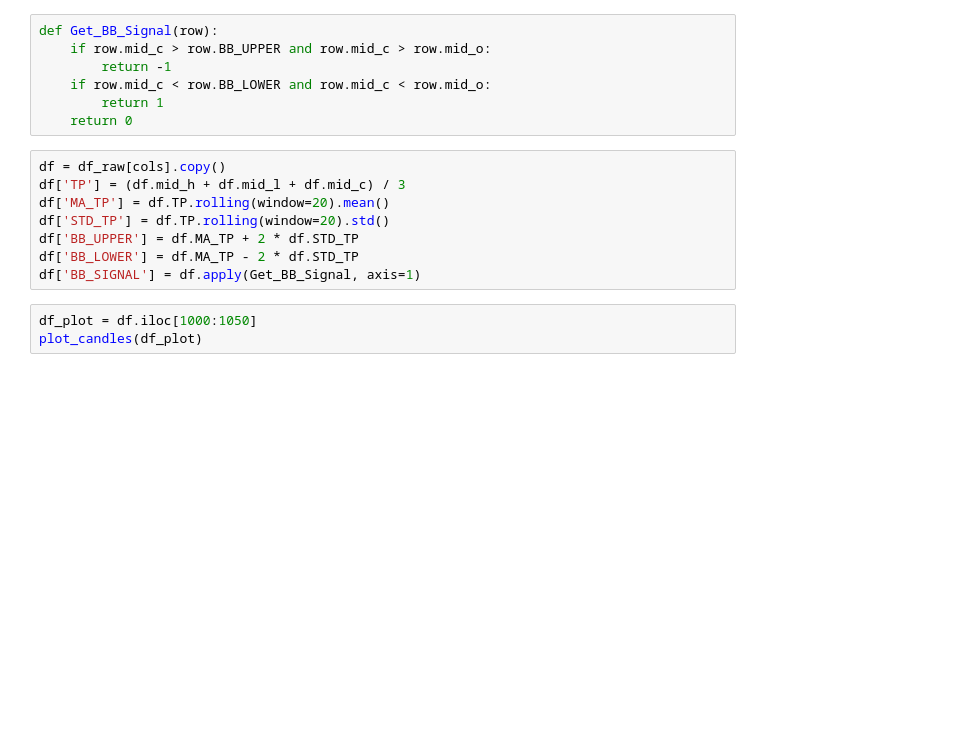
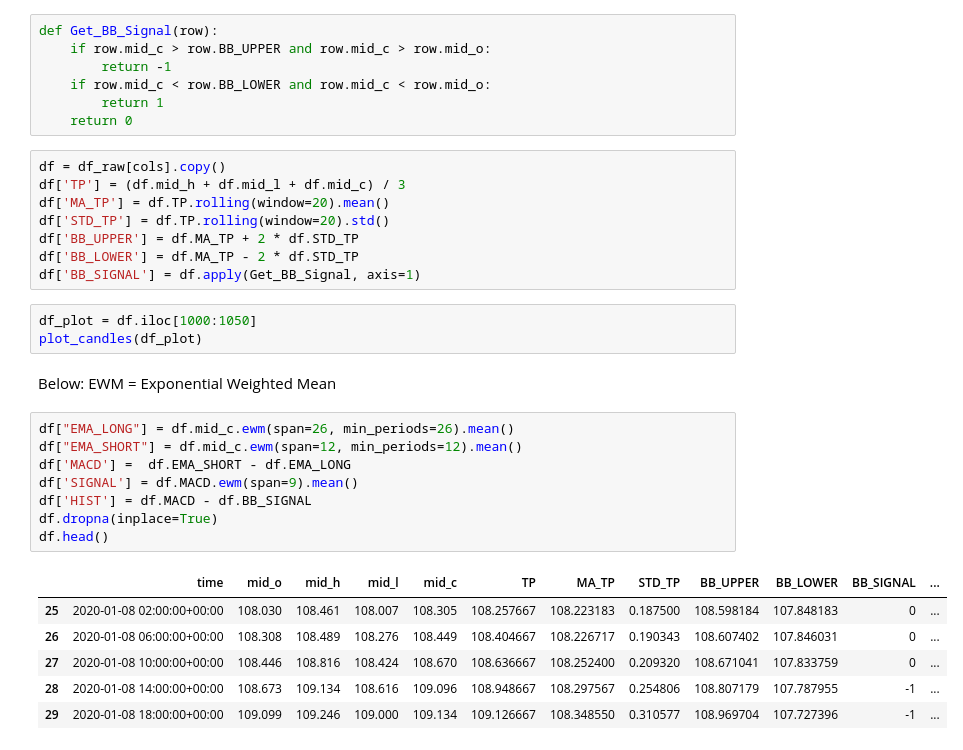
Before and after one commit to jjjjltd/OANDA-Bluefever, a Jupyter notebook: candle_indicators.ipynb, the cells around one changed output. Saved outputs shown, nothing was run; the diff lists cells and outputs as text; blank space fills up the shorter version.

Commit message:
MACD calculated with EWM, and histogram view.

```diff
--- a/candle_indicators.ipynb
+++ b/candle_indicators.ipynb
@@ -79,3 +79,20 @@ df['BB_SIGNAL'] = df.apply(Get_BB_Signal, axis=1)
 # %%
 df_plot = df.iloc[1000:1050]
 plot_candles(df_plot)
+# %% [markdown]
+Below:  EWM = Exponential Weighted Mean
+# %%
+df["EMA_LONG"] = df.mid_c.ewm(span=26, min_periods=26).mean()
+df["EMA_SHORT"] = df.mid_c.ewm(span=12, min_periods=12).mean()
+df['MACD'] =  df.EMA_SHORT - df.EMA_LONG
+df['SIGNAL'] = df.MACD.ewm(span=9).mean()
+df['HIST'] = df.MACD - df.BB_SIGNAL
+df.dropna(inplace=True)
+df.head()
+# %% [output]
+|  | time | mid_o | mid_h | mid_l | mid_c | TP | MA_TP | STD_TP | BB_UPPER | BB_LOWER | BB_SIGNAL | ... |
+| 25 | 2020-01-08 02:00:00+00:00 | 108.030 | 108.461 | 108.007 | 108.305 | 108.257667 | 108.223183 | 0.187500 | 108.598184 | 107.848183 | 0 | ... |
+| 26 | 2020-01-08 06:00:00+00:00 | 108.308 | 108.489 | 108.276 | 108.449 | 108.404667 | 108.226717 | 0.190343 | 108.607402 | 107.846031 | 0 | ... |
+| 27 | 2020-01-08 10:00:00+00:00 | 108.446 | 108.816 | 108.424 | 108.670 | 108.636667 | 108.252400 | 0.209320 | 108.671041 | 107.833759 | 0 | ... |
+| 28 | 2020-01-08 14:00:00+00:00 | 108.673 | 109.134 | 108.616 | 109.096 | 108.948667 | 108.297567 | 0.254806 | 108.807179 | 107.787955 | -1 | ... |
+| 29 | 2020-01-08 18:00:00+00:00 | 109.099 | 109.246 | 109.000 | 109.134 | 109.126667 | 108.348550 | 0.310577 | 108.969704 | 107.727396 | -1 | ... |
```
Also changed, not shown: parts of 1 cell of this notebook, 1 other file.
